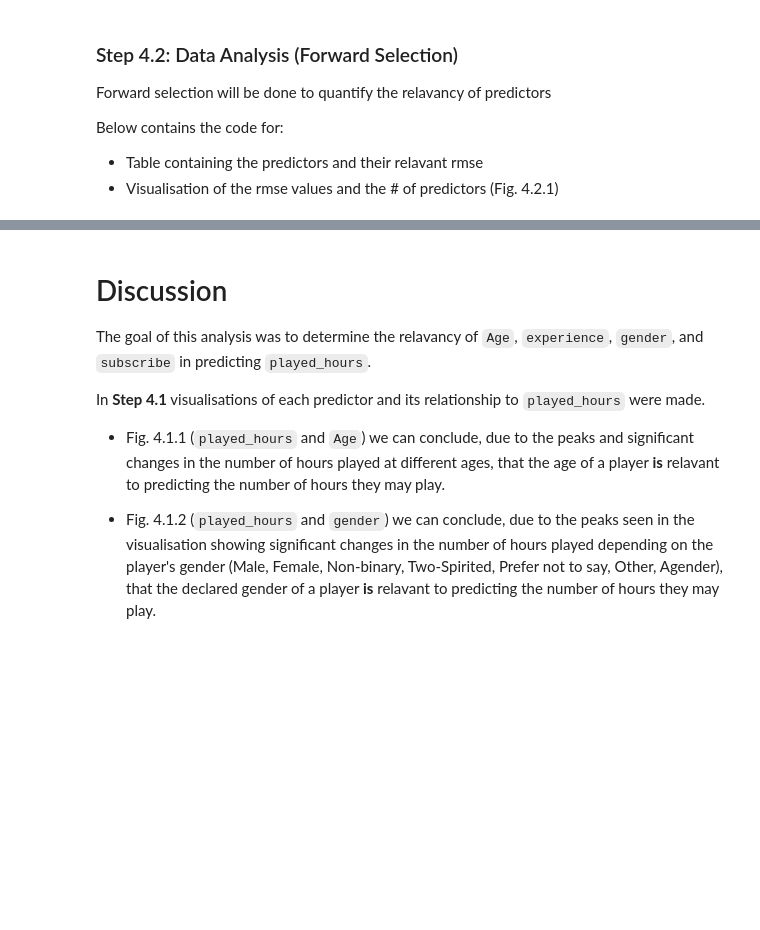
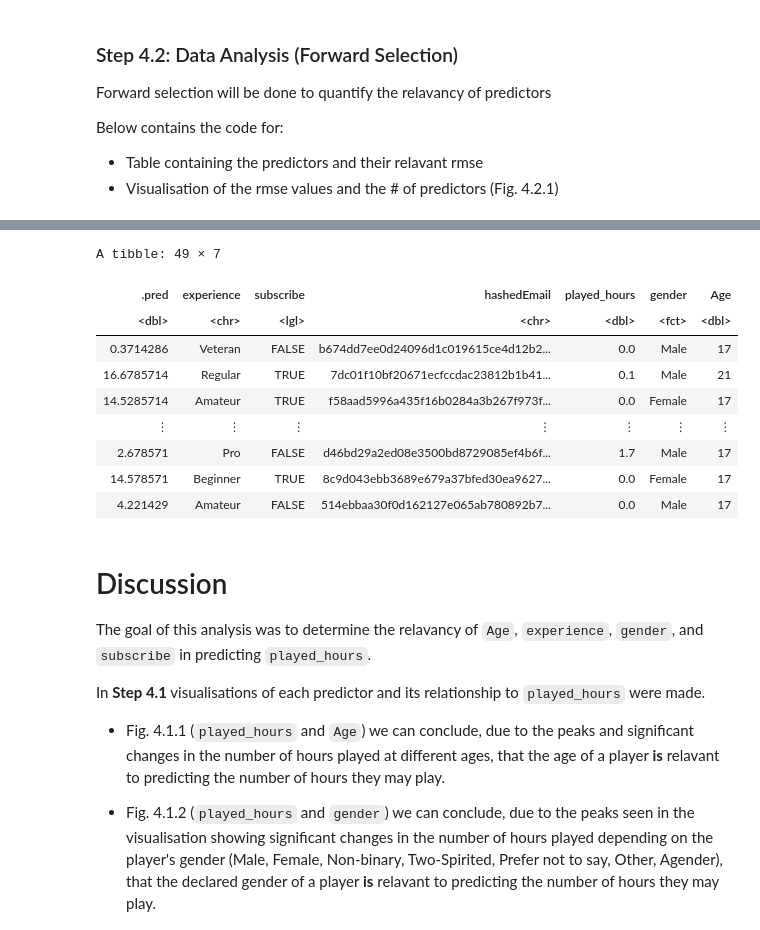
Before and after one commit to wolfgirl43/DSCI-Group-10-Final-Project-, a Jupyter notebook: DSCI100_group10_FinalProject.ipynb, the cells around one changed output, grey strips where cells are left out. Cells and saved outputs as stored; diff of their text form; code cells hidden in the pictures; blank space fills up the shorter version.

```diff
--- a/DSCI100_group10_FinalProject.ipynb
+++ b/DSCI100_group10_FinalProject.ipynb
@@ -521,3 +529,39 @@ There were issues with some computations   A: x4
+# %%
+set.seed(4153)
+
+final_recipe <- recipe(played_hours ~ Age + gender + experience + subscribe,
+                       data = players_training) |>
+  step_dummy(all_nominal_predictors())
+
+knn_spec <- nearest_neighbor(weight_func = "rectangular", neighbors = tune()) |>
+  set_engine("kknn") |>
+  set_mode("regression")
+
+knn_tuned <- workflow()|>
+
+
+best_k <- select_best(knn_tuned, metric = "rmse")
+
+
+final_workflow <- workflow() |>
+  add_recipe(final_recipe) |>
+  add_model(final_knn)
+
+final_fit <- final_workflow |> fit(data = players_training)
+
+test_predictions <- predict(final_fit, players_testing) |>
+  bind_cols(players_testing)
+# %% [output]
+A tibble: 49 × 7
+| .pred | experience | subscribe | hashedEmail | played_hours | gender | Age |
+| <dbl> | <chr> | <lgl> | <chr> | <dbl> | <fct> | <dbl> |
+| 0.3714286 | Veteran | FALSE | b674dd7ee0d24096d1c019615ce4d12b2... | 0.0 | Male | 17 |
+| 16.6785714 | Regular | TRUE | 7dc01f10bf20671ecfccdac23812b1b41... | 0.1 | Male | 21 |
+| 14.5285714 | Amateur | TRUE | f58aad5996a435f16b0284a3b267f973f... | 0.0 | Female | 17 |
+| ⋮ | ⋮ | ⋮ | ⋮ | ⋮ | ⋮ | ⋮ |
+| 2.678571 | Pro | FALSE | d46bd29a2ed08e3500bd8729085ef4b6f... | 1.7 | Male | 17 |
+| 14.578571 | Beginner | TRUE | 8c9d043ebb3689e679a37bfed30ea9627... | 0.0 | Female | 17 |
+| 4.221429 | Amateur | FALSE | 514ebbaa30f0d162127e065ab780892b7... | 0.0 | Male | 17 |
 # %% [markdown]
 # Discussion #
 
```
Also changed, not shown: parts of 1 cell of this notebook.
